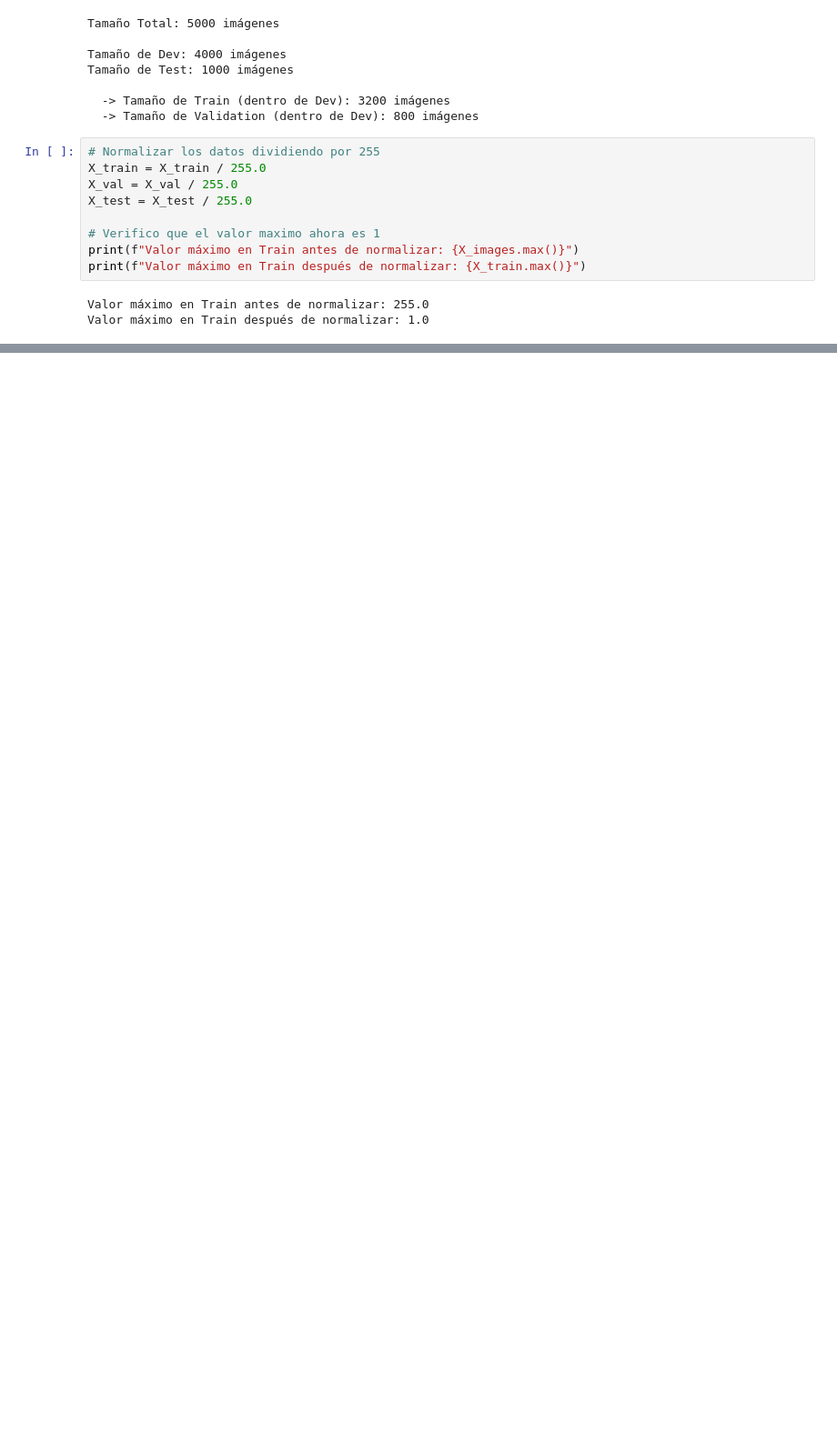
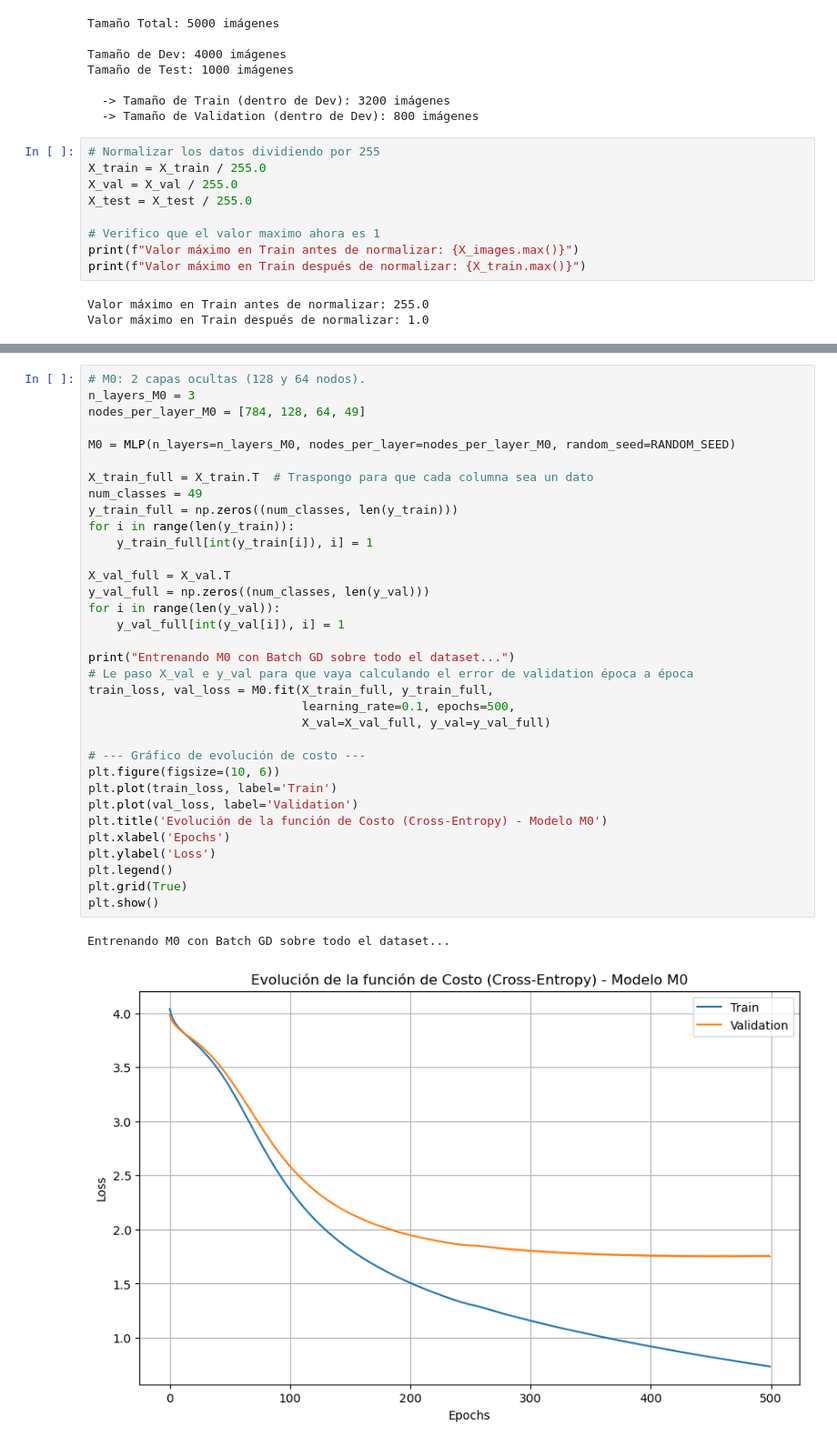
Before and after one commit to Santicar575/TP3_ML_Redes_Neuronales, a Jupyter notebook: notebooks/Entrega_TP3.ipynb, the cells around one changed output, grey strips where cells are left out. Shown at 91% size. Drawn from its saved outputs; the diff is of its cells as text; blank space fills up the shorter version.

```diff
--- a/notebooks/Entrega_TP3.ipynb
+++ b/notebooks/Entrega_TP3.ipynb
@@ -81,0 +152,37 @@ Valor máximo en Train después de normalizar: 1.0
+# %%
+# M0: 2 capas ocultas (128 y 64 nodos).
+n_layers_M0 = 3
+nodes_per_layer_M0 = [784, 128, 64, 49]
+
+M0 = MLP(n_layers=n_layers_M0, nodes_per_layer=nodes_per_layer_M0, random_seed=RANDOM_SEED)
+
+X_train_full = X_train.T  # Traspongo para que cada columna sea un dato
+num_classes = 49
+y_train_full = np.zeros((num_classes, len(y_train)))
+for i in range(len(y_train)):
+    y_train_full[int(y_train[i]), i] = 1
+
+X_val_full = X_val.T
+y_val_full = np.zeros((num_classes, len(y_val)))
+for i in range(len(y_val)):
+    y_val_full[int(y_val[i]), i] = 1
+
+print("Entrenando M0 con Batch GD sobre todo el dataset...")
+# Le paso X_val e y_val para que vaya calculando el error de validation época a época
+train_loss, val_loss = M0.fit(X_train_full, y_train_full,
+                              learning_rate=0.1, epochs=500,
+                              X_val=X_val_full, y_val=y_val_full)
+
+# --- Gráfico de evolución de costo ---
+plt.figure(figsize=(10, 6))
+plt.plot(train_loss, label='Train')
+plt.plot(val_loss, label='Validation')
+plt.title('Evolución de la función de Costo (Cross-Entropy) - Modelo M0')
+plt.xlabel('Epochs')
+plt.ylabel('Loss')
+plt.legend()
+plt.grid(True)
+plt.show()
+# %% [output]
+Entrenando M0 con Batch GD sobre todo el dataset...
+[figure, added]
```
Also changed, not shown: parts of 12 cells of this notebook, 2 other files.
